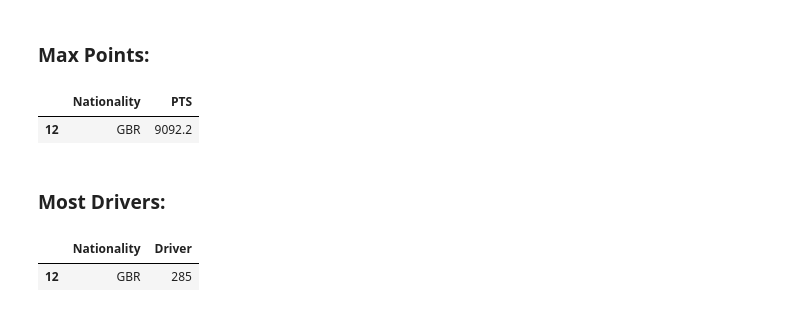
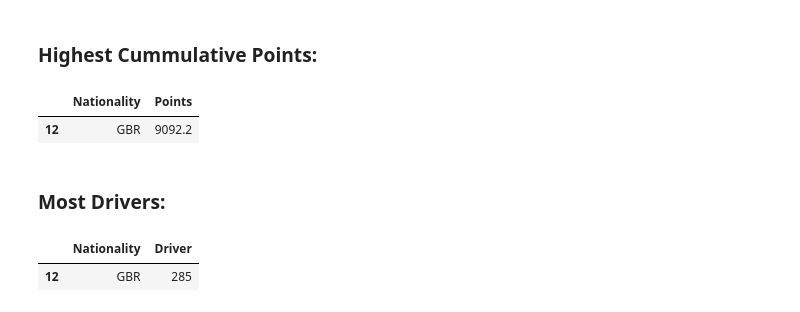
Before and after one commit to data301-2021-winter1/project-group12, a Jupyter notebook: notebooks/analysis.ipynb, the cells around one changed output. Saved outputs shown, nothing was run; the diff lists cells and outputs as text; code cells hidden in the pictures.

```diff
--- a/notebooks/analysis.ipynb
+++ b/notebooks/analysis.ipynb
@@ -19,4 +9,3 @@ dfKennedy
 # %%
 from project_functions2 import load_and_process
-dfJordan = load_and_process("../f1data.csv")
-dfJordan
+dfJordan = load_and_process("../data/processed/cleanedf1data.csv")
@@ -76,10 +49,10 @@ dfJordan.plot.scatter(x="Nationality", y="PTS", figsize=(15,5))
 # %% [markdown]
-### Max Points:
+### Highest Cummulative Points:
 # %%
-dfNation = dfJordan.groupby(["Nationality"]).PTS.sum().reset_index()
-dfNation[dfNation["PTS"]==dfNation["PTS"].max()]
+dfNation = dfJordan.groupby(["Nationality"]).Points.sum().reset_index()
+dfNation[dfNation["Points"]==dfNation["Points"].max()]
 # %% [output]
-|  | Nationality | PTS |
+|  | Nationality | Points |
 | 12 | GBR | 9092.2 |
 # %% [markdown]
 ### Most Drivers:
```
Also changed, not shown: parts of 22 cells of this notebook, 4 other files.
